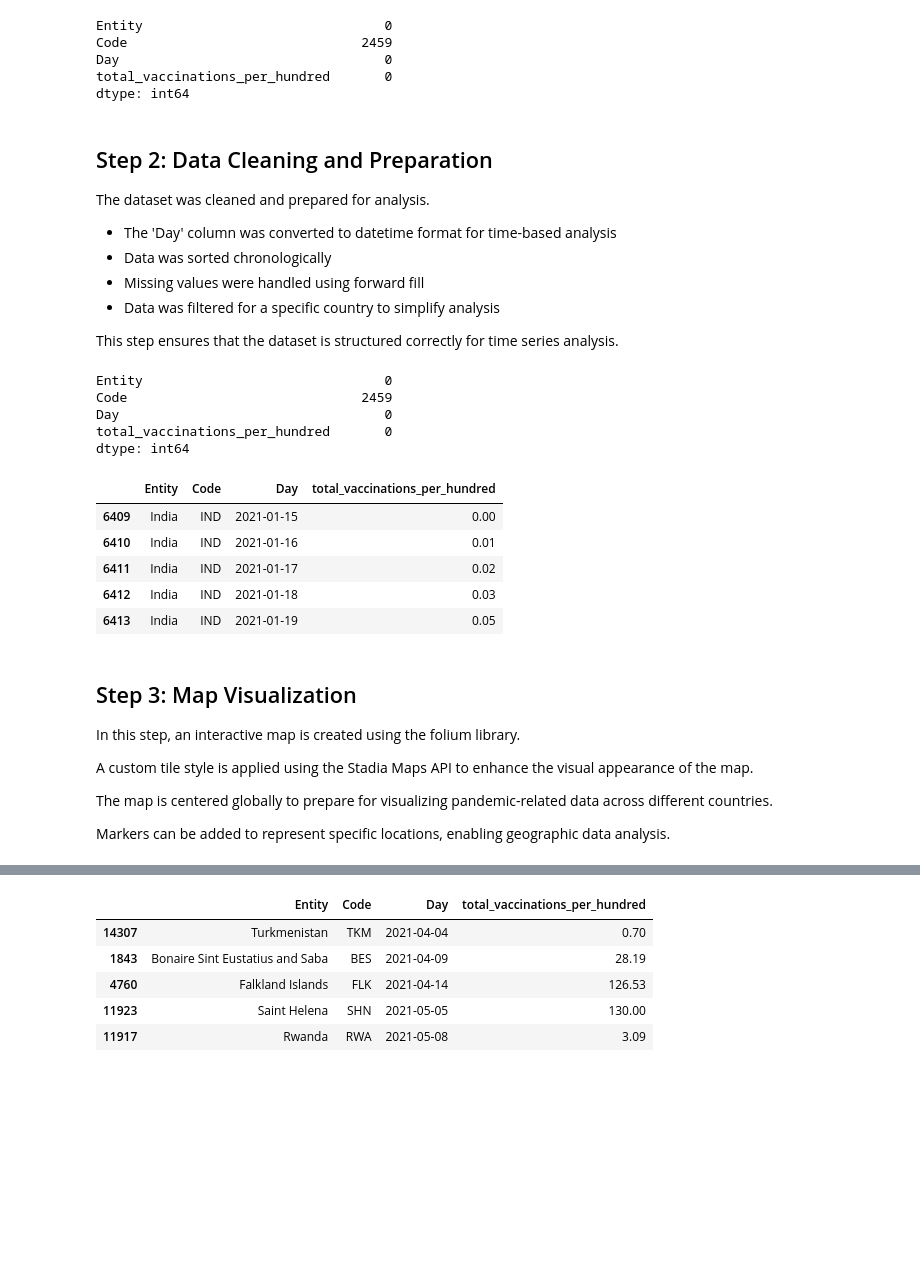
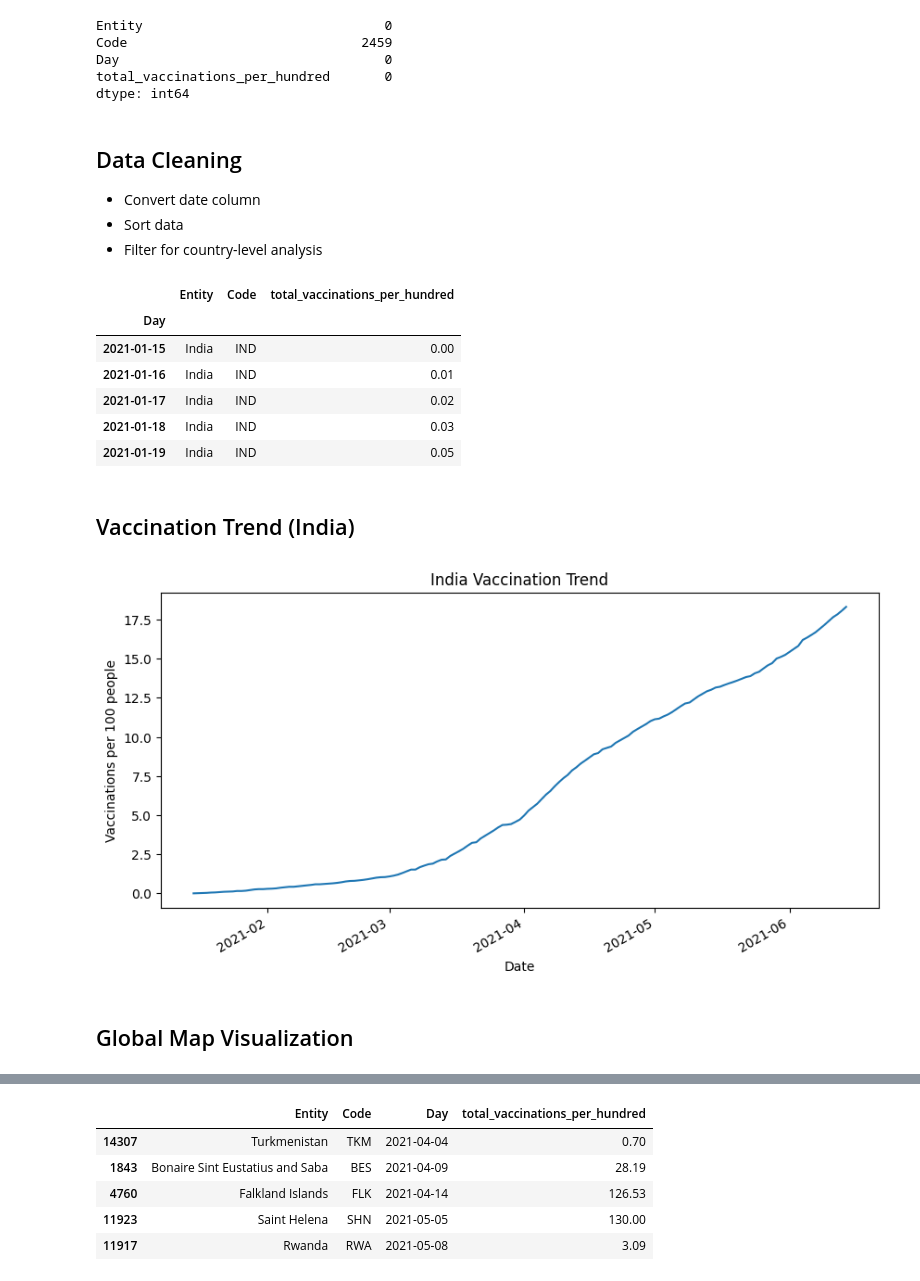
Before and after one commit to aliciaa-20/samsung-innovation-campus-2026, a Jupyter notebook: chapter-8-mini-projects/mini_project2_vaccination_analysis.ipynb, the cells around one changed output, grey strips where cells are left out. Cells and saved outputs as stored; diff of their text form; code cells hidden in the pictures; blank space fills up the shorter version.

```diff
--- a/chapter-8-mini-projects/mini_project2.ipynb
+++ b/chapter-8-mini-projects/mini_project2_vaccination_analysis.ipynb
@@ -61,35 +70,26 @@ Day                                  0
 total_vaccinations_per_hundred       0
 dtype: int64
 # %% [markdown]
-## Step 2: Data Cleaning and Preparation
+## Data Cleaning
 
-The dataset was cleaned and prepared for analysis.
-
-- The 'Day' column was converted to datetime format for time-based analysis
-- Data was sorted chronologically
-- Missing values were handled using forward fill
-- Data was filtered for a specific country to simplify analysis
-
-This step ensures that the dataset is structured correctly for time series analysis.
+- Convert date column
+- Sort data
+- Filter for country-level analysis
 # %%
 df['Day'] = pd.to_datetime(df['Day'])
 df = df.sort_values(by='Day')
-df.isnull().sum()
+
+country = "India"
+df_country = df[df['Entity'] == country]
+
+df_country = df_country.set_index('Day')
+
+df_country.head()
 # %% [output]
-Entity                               0
-Code                              2459
-Day                                  0
-total_vaccinations_per_hundred       0
-dtype: int64
+|  | Entity | Code | total_vaccinations_per_hundred |
+| Day |  |  |  |
+| 2021-01-15 | India | IND | 0.00 |
+| 2021-01-16 | India | IND | 0.01 |
+| 2021-01-17 | India | IND | 0.02 |
+| 2021-01-18 | India | IND | 0.03 |
+| 2021-01-19 | India | IND | 0.05 |
-# %%
-country = 'India'
-
-df_country = df[df['Entity'] == country]
-df_country.head()
-# %% [output]
-|  | Entity | Code | Day | total_vaccinations_per_hundred |
-| 6409 | India | IND | 2021-01-15 | 0.00 |
-| 6410 | India | IND | 2021-01-16 | 0.01 |
-| 6411 | India | IND | 2021-01-17 | 0.02 |
-| 6412 | India | IND | 2021-01-18 | 0.03 |
-| 6413 | India | IND | 2021-01-19 | 0.05 |
@@ -98,10 +96,14 @@ df_country = df_country.set_index('Day')
 # %% [markdown]
-## Step 3: Map Visualization
-
-In this step, an interactive map is created using the folium library.
-
-A custom tile style is applied using the Stadia Maps API to enhance the visual appearance of the map.
-
-The map is centered globally to prepare for visualizing pandemic-related data across different countries.
-
-Markers can be added to represent specific locations, enabling geographic data analysis.
+## Vaccination Trend (India)
+# %%
+df_country['total_vaccinations_per_hundred'].plot(
+    figsize=(10,5),
+    title="India Vaccination Trend"
+)
+plt.xlabel("Date")
+plt.ylabel("Vaccinations per 100 people")
+plt.show()
+# %% [output]
+[figure, added]
+# %% [markdown]
+## Global Map Visualization
```
Also changed, not shown: parts of 14 cells of this notebook, 1 other file.
